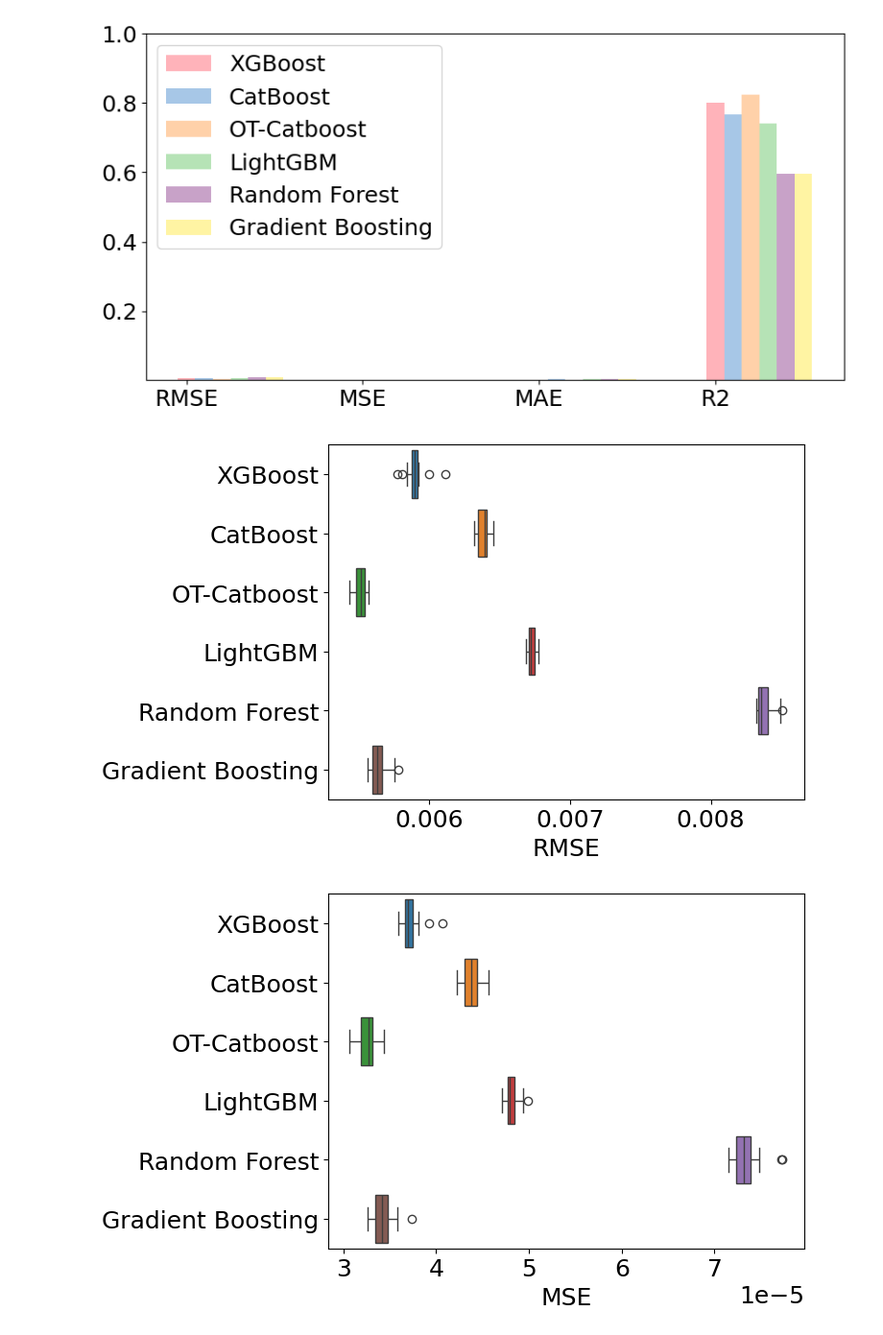
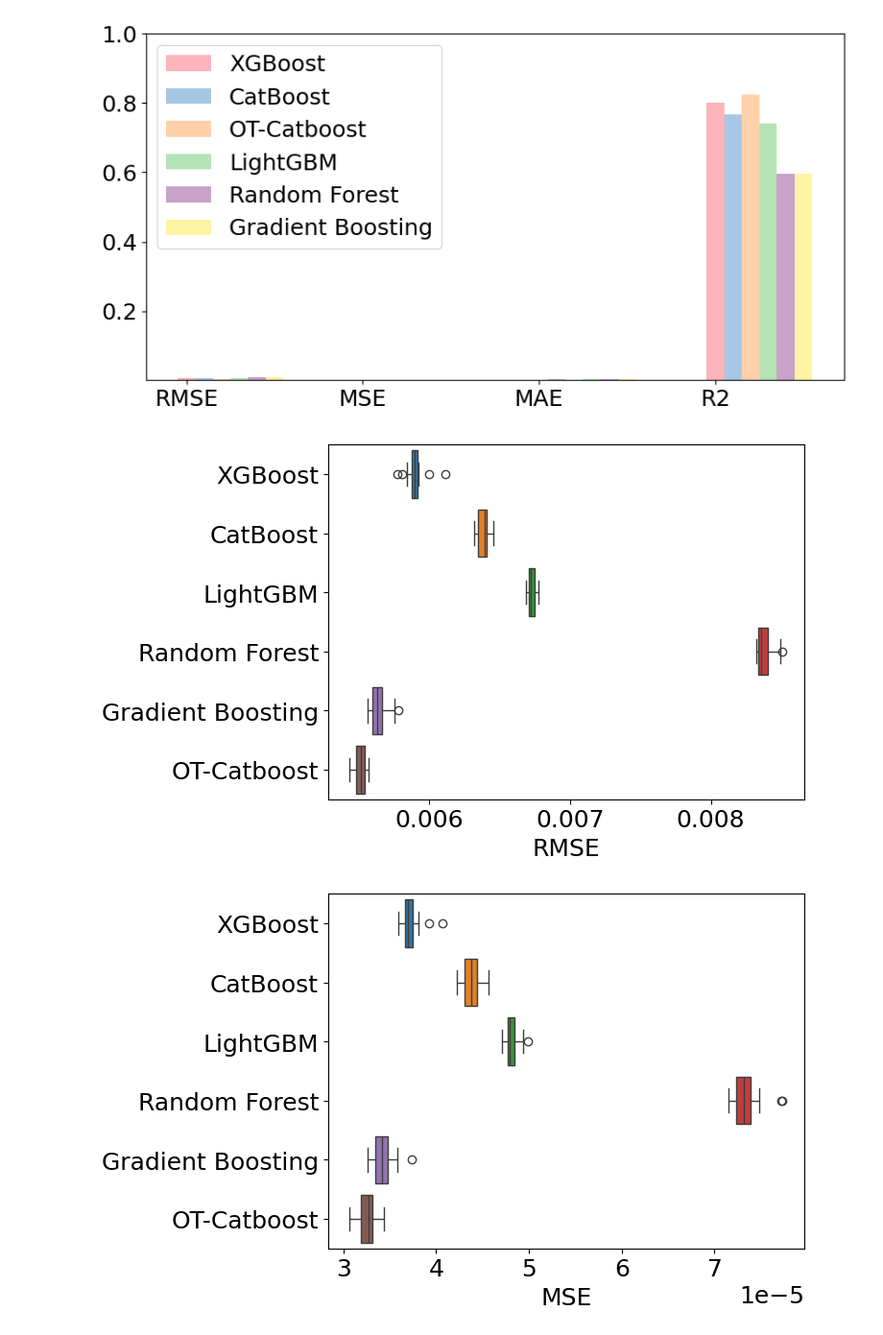
Before and after one commit to TrantuVN/MA, a Jupyter notebook: diagram.ipynb, the cells around one changed output. Shown at 96% size. Drawn from its saved outputs; the diff is of its cells as text; code cells hidden in the pictures.

```diff
--- a/diagram.ipynb
+++ b/diagram.ipynb
@@ -202,36 +202,35 @@ The PostScript backend does not support transparency; partially transparent arti
 [figure]
 # %%
 #rmse
-df = pd.DataFrame(columns=['XGBoost','CatBoost','OT-Catboost','LightGBM','Random Forest','Gradient Boosting'])
+df = pd.DataFrame(columns=['XGBoost','CatBoost','LightGBM','Random Forest','Gradient Boosting','OT-Catboost'])
 i = 0
 df["XGBoost"] = xgbo[:, i]
 df["CatBoost"] = cat[:, i]
-df['OT-Catboost'] = procat[:, i]
 df["LightGBM"] = lgbm[:, i]
 df["Random Forest"]      = random[:, i]
 df["Gradient Boosting"]  = gra[:, i]
-
+df['OT-Catboost'] = procat[:, i]
 ax = sns.boxplot(data=df,orient='h')#, x=x, y=y, hue=hue
 ax.set(xlabel="RMSE")
 
 plt.show()
 # %% [output]
-[figure, old version]
+[figure, new version]
 # %%
 #mse
-df = pd.DataFrame(columns=['XGBoost','CatBoost','OT-Catboost','LightGBM','Random Forest','Gradient Boosting'])
+df = pd.DataFrame(columns=['XGBoost','CatBoost','LightGBM','Random Forest','Gradient Boosting','OT-Catboost'])
 i = 1
 df["XGBoost"] = xgbo[:, i]
 df["CatBoost"] = cat[:, i]
-df['OT-Catboost'] = procat[:, i]
 df["LightGBM"] = lgbm[:, i]
 df["Random Forest"]      = random[:, i]
 df["Gradient Boosting"]  = gra[:, i]
+df['OT-Catboost'] = procat[:, i]
 ax = sns.boxplot(data=df,orient='h')#, x=x, y=y, hue=hue
 ax.set(xlabel="MSE")
 
 plt.show()
 # %% [output]
-[figure, old version]
+[figure, new version]
 # %%
 #mae
```
Also changed, not shown: parts of 2 cells of this notebook.
